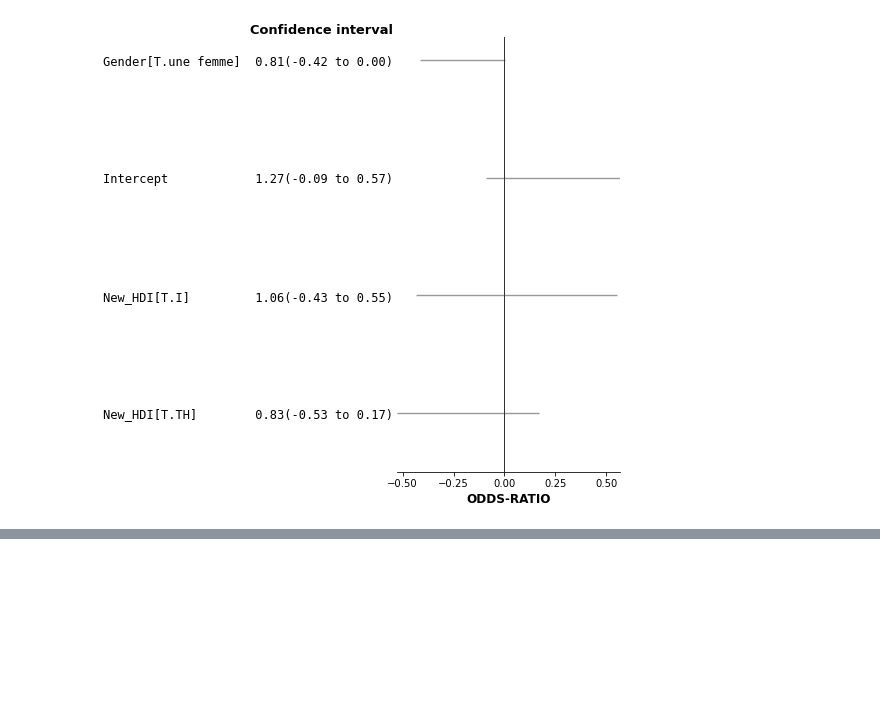
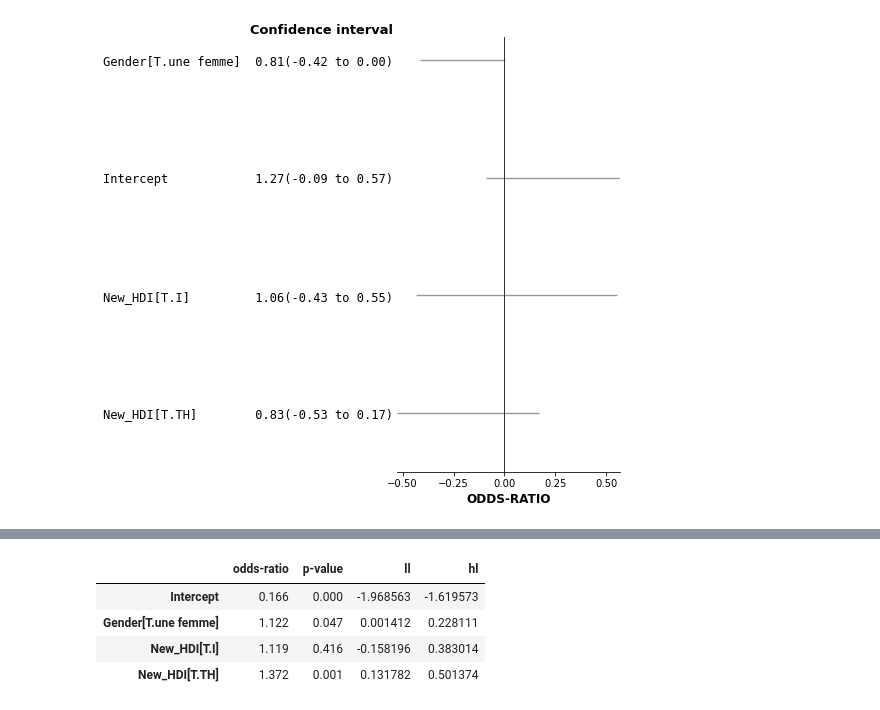
Before and after one commit to smtux/DUDA, a Jupyter notebook: statistique/src/mooc_mertes.ipynb, the cells around one changed output, grey strips where cells are left out. Saved outputs shown, nothing was run; the diff lists cells and outputs as text; code cells hidden in the pictures; blank space fills up the shorter version.

```diff
--- a/statistique/src/mooc_mertes.ipynb
+++ b/statistique/src/mooc_mertes.ipynb
@@ -1074,0 +1110,4 @@ plt.show()
+# %%
+# Intervalles de confiance à 95%
+mooc_ci = mdl_mooc.conf_int(alpha=0.05)
+mooc_ci.columns = ["ll", "hl"]
@@ -1074,0 +1122,3 @@ plt.show()
+# %%
+# Extraction des p-values
+mooc_p_values = pd.DataFrame(mdl_mooc.pvalues.round(3), columns=["p-value"])
@@ -1074,0 +1133,10 @@ plt.show()
+# %%
+df_mooc = pd.concat([mooc_odds_r, mooc_p_values, mooc_ci], axis=1)
+# %%
+df_mooc
+# %% [output]
+|  | odds-ratio | p-value | ll | hl |
+| Intercept | 0.166 | 0.000 | -1.968563 | -1.619573 |
+| Gender[T.une femme] | 1.122 | 0.047 | 0.001412 | 0.228111 |
+| New_HDI[T.I] | 1.119 | 0.416 | -0.158196 | 0.383014 |
+| New_HDI[T.TH] | 1.372 | 0.001 | 0.131782 | 0.501374 |
```
Also changed, not shown: parts of 7 cells of this notebook.
